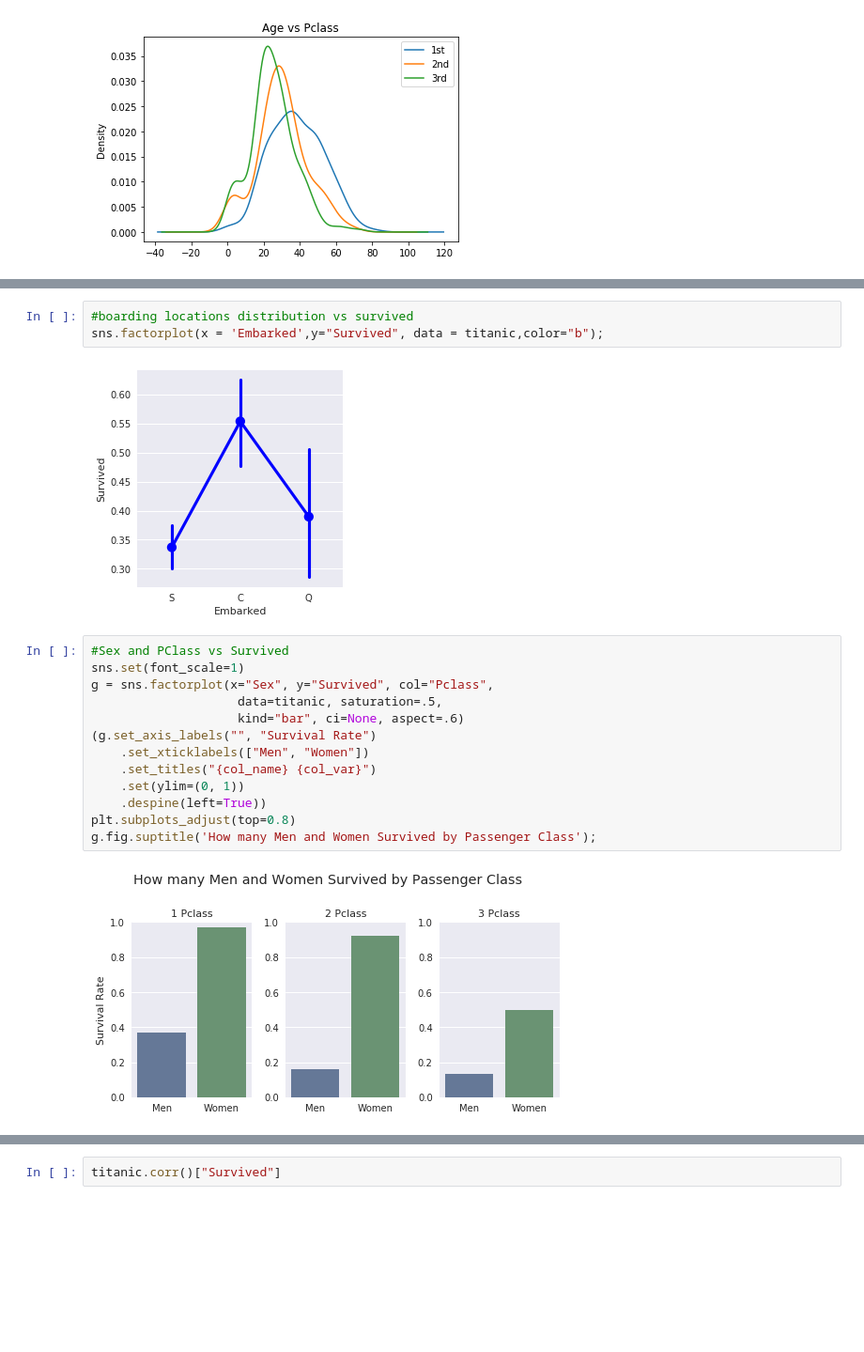
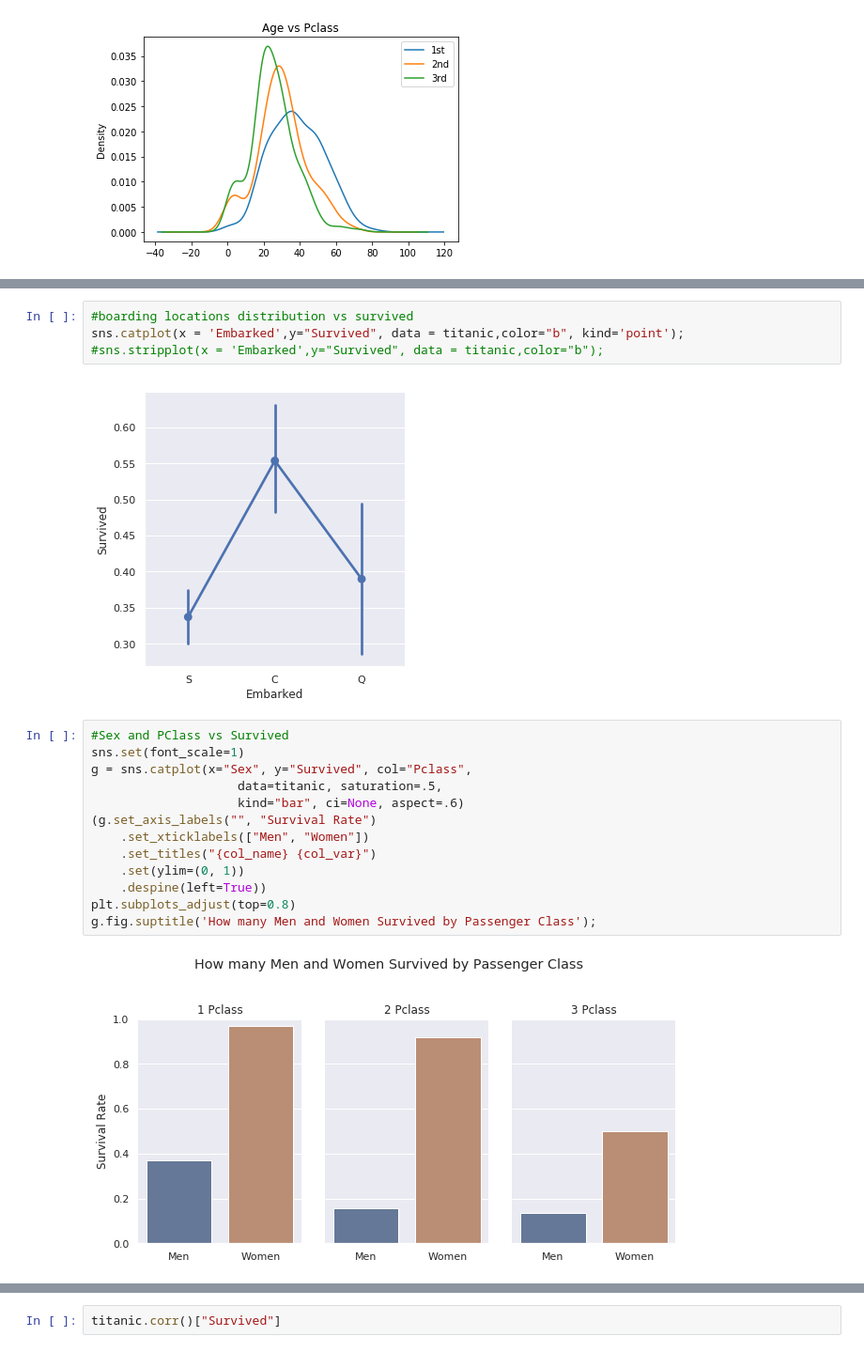
Before and after one commit to enniogit/MLQuantum, a Jupyter notebook: Titanic.ipynb, the cells around one changed output, grey strips where cells are left out. Shown at 94% size. Drawn from its saved outputs; the diff is of its cells as text; blank space fills up the shorter version.

```diff
--- a/Titanic.ipynb
+++ b/Titanic.ipynb
@@ -271,23 +270,24 @@ plt.title("Passengers per boarding location");
 # %%
 #boarding locations distribution vs survived
-sns.factorplot(x = 'Embarked',y="Survived", data = titanic,color="b");
+sns.catplot(x = 'Embarked',y="Survived", data = titanic,color="b", kind='point');
+#sns.stripplot(x = 'Embarked',y="Survived", data = titanic,color="b");
 # %% [output]
-[figure, old version]
+[figure, new version]
 # %%
 #Sex and PClass vs Survived
 sns.set(font_scale=1)
-g = sns.factorplot(x="Sex", y="Survived", col="Pclass",
+g = sns.catplot(x="Sex", y="Survived", col="Pclass",
                     data=titanic, saturation=.5,
                     kind="bar", ci=None, aspect=.6)
 (g.set_axis_labels("", "Survival Rate")
     .set_xticklabels(["Men", "Women"])
     .set_titles("{col_name} {col_var}")
     .set(ylim=(0, 1))
     .despine(left=True))
 plt.subplots_adjust(top=0.8)
 g.fig.suptitle('How many Men and Women Survived by Passenger Class');
 # %% [output]
-[figure, old version]
+[figure, new version]
 # %%
 ax = sns.boxplot(x="Survived", y="Age",
                 data=titanic)
```
Also changed, not shown: parts of 34 cells of this notebook.
